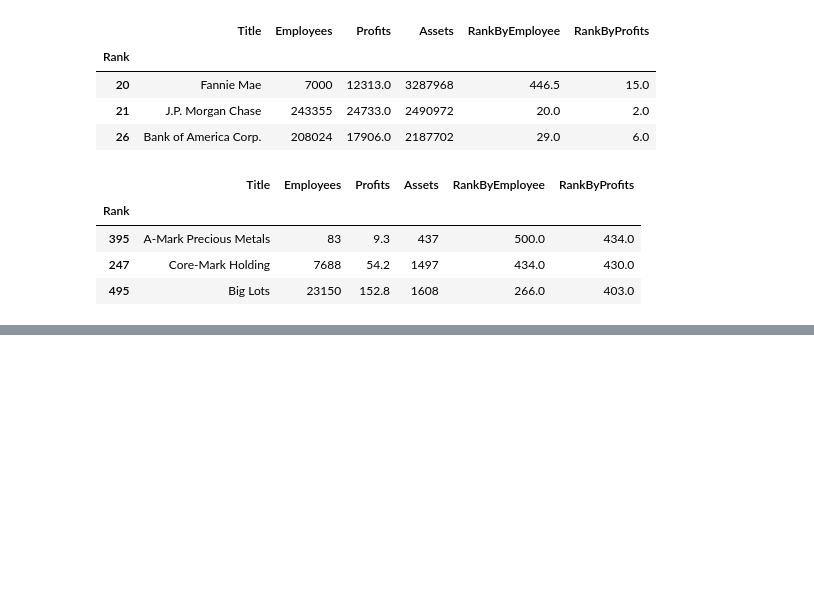
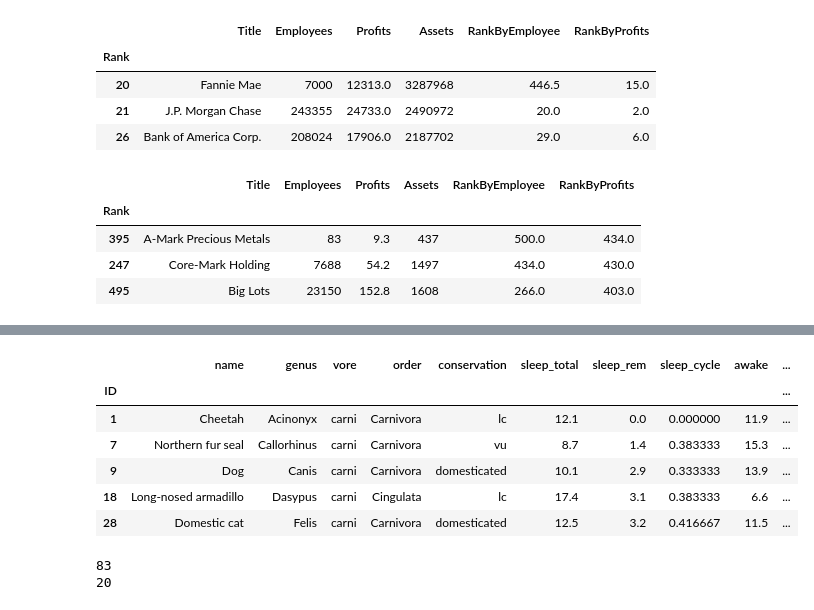
Before and after one commit to kudzik/Career-Path-Data-Science, a Jupyter notebook: Zadania/Zadania_Pandas.ipynb, the cells around one changed output, grey strips where cells are left out. Saved outputs shown, nothing was run; the diff lists cells and outputs as text; code cells hidden in the pictures; blank space fills up the shorter version.

```diff
--- a/Zadania/Zadania_Pandas.ipynb
+++ b/Zadania/Zadania_Pandas.ipynb
@@ -4072,0 +4177,24 @@ fortune.nsmallest(n=3, columns="Assets")
+# %%
+#  5. Utwórz zmienną carni i zapisz w niej wynik filtrowania obiektu animals tak, że pobrane zostaną tylko wiersze zwierząt mięsożernych.
+# Wyświetl informację o ilości wierszy w zmiennej carni oraz o ilości wierszy po usunięciu wartości NaN.
+
+carni = animals.query("vore =='carni' ")
+carni.head()
+# %% [output]
+|  | name | genus | vore | order | conservation | sleep_total | sleep_rem | sleep_cycle | awake | ... |
+| ID |  |  |  |  |  |  |  |  |  | ... |
+| 1 | Cheetah | Acinonyx | carni | Carnivora | lc | 12.1 | 0.0 | 0.000000 | 11.9 | ... |
+| 7 | Northern fur seal | Callorhinus | carni | Carnivora | vu | 8.7 | 1.4 | 0.383333 | 15.3 | ... |
+| 9 | Dog | Canis | carni | Carnivora | domesticated | 10.1 | 2.9 | 0.333333 | 13.9 | ... |
+| 18 | Long-nosed armadillo | Dasypus | carni | Cingulata | lc | 17.4 | 3.1 | 0.383333 | 6.6 | ... |
+| 28 | Domestic cat | Felis | carni | Carnivora | domesticated | 12.5 | 3.2 | 0.416667 | 11.5 | ... |
+# %%
+# 6. Utwórz zmienną omni i zapisz w niej wynik filtrowania obiektu animals tak, że pobrane zotaną tylko wiersze zwierząt wszystkożernych.
+# Wyświetl informację o ilości wierszy w zmiennej omni oraz o ilości wierszy po usunięciu wartości NaN.
+
+omni = animals.where(animals["vore"] == "omni")
+print(len(omni))
+print(len(omni.dropna()))
+# %% [output]
+83
+20
```
Also changed, not shown: parts of 25 cells of this notebook, 5 other files.
